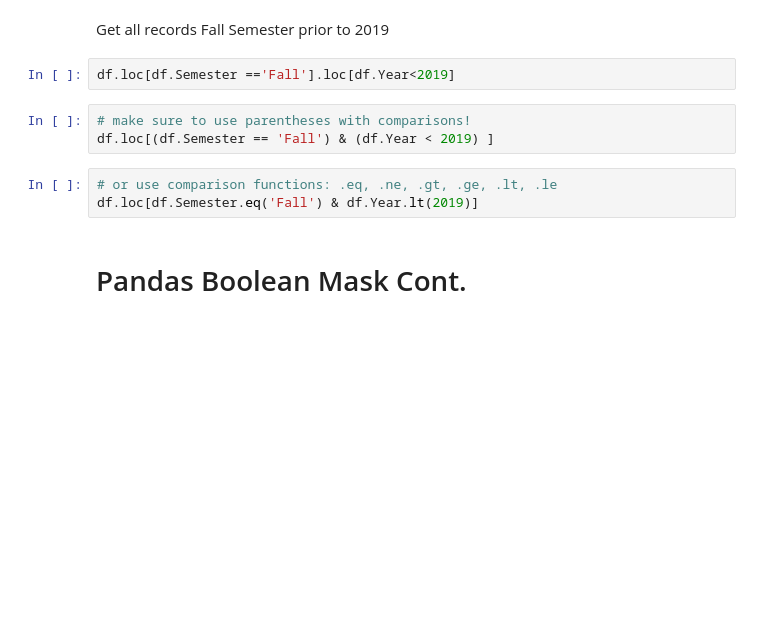
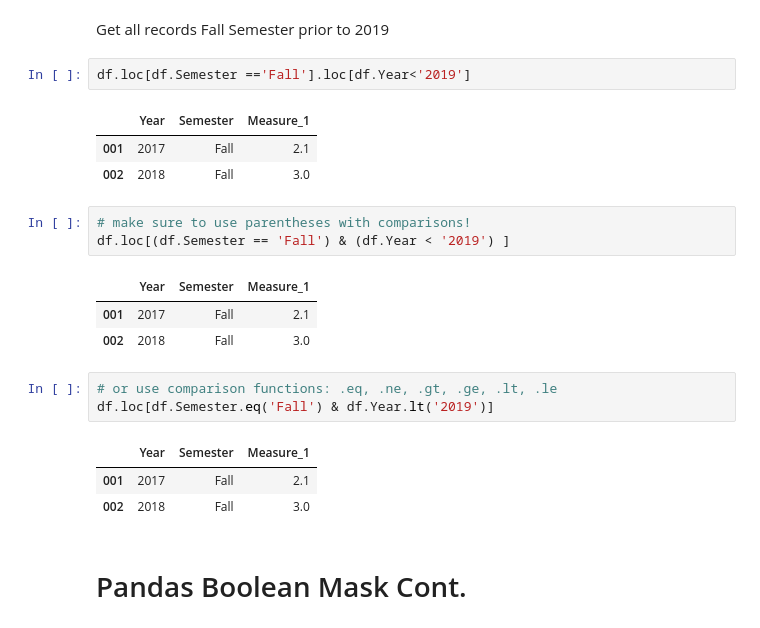
Before and after one commit to jayatgp/eods-f2025, a Jupyter notebook: notebooks/eods-week03-pandas_visualization_dataexploration.ipynb, the cells around one changed output. Drawn from its saved outputs; the diff is of its cells as text; blank space fills up the shorter version.

```diff
--- a/notebooks/eods-week03-pandas_visualization_dataexploration.ipynb
+++ b/notebooks/eods-week03-pandas_visualization_dataexploration.ipynb
@@ -395,13 +505,25 @@ df.loc[df.Semester == 'Fall',['Year','Measure_1']]
 # %% [markdown]
 Get all records Fall Semester prior to 2019
 # %%
-df.loc[df.Semester =='Fall'].loc[df.Year<2019]
+df.loc[df.Semester =='Fall'].loc[df.Year<'2019']
+# %% [output]
+|  | Year | Semester | Measure_1 |
+| 001 | 2017 | Fall | 2.1 |
+| 002 | 2018 | Fall | 3.0 |
 # %%
 # make sure to use parentheses with comparisons!
-df.loc[(df.Semester == 'Fall') & (df.Year < 2019) ]
+df.loc[(df.Semester == 'Fall') & (df.Year < '2019') ]
+# %% [output]
+|  | Year | Semester | Measure_1 |
+| 001 | 2017 | Fall | 2.1 |
+| 002 | 2018 | Fall | 3.0 |
 # %%
 # or use comparison functions: .eq, .ne, .gt, .ge, .lt, .le
-df.loc[df.Semester.eq('Fall') & df.Year.lt(2019)]
+df.loc[df.Semester.eq('Fall') & df.Year.lt('2019')]
+# %% [output]
+|  | Year | Semester | Measure_1 |
+| 001 | 2017 | Fall | 2.1 |
+| 002 | 2018 | Fall | 3.0 |
 # %% [markdown]
 # Pandas Boolean Mask Cont.
 # %% [markdown]
```
Also changed, not shown: parts of 112 cells of this notebook, 6 other files.
